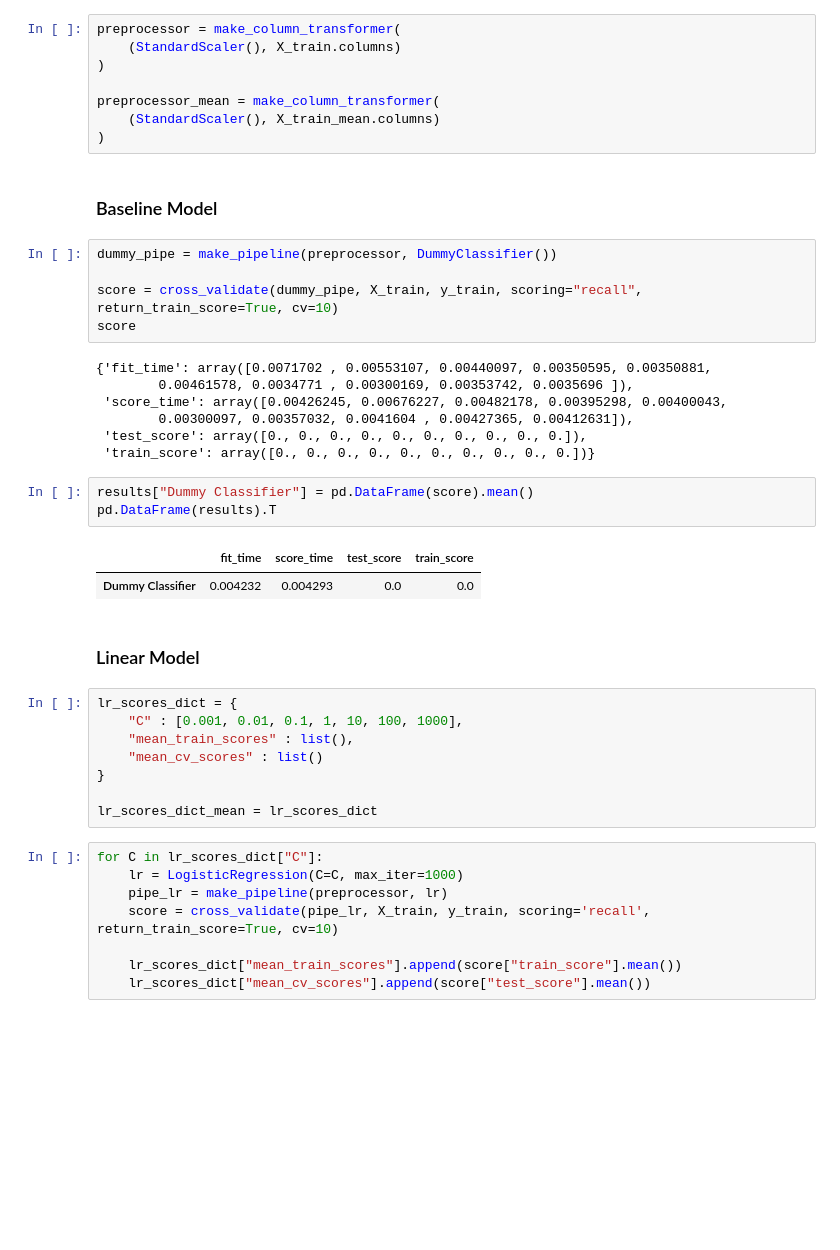
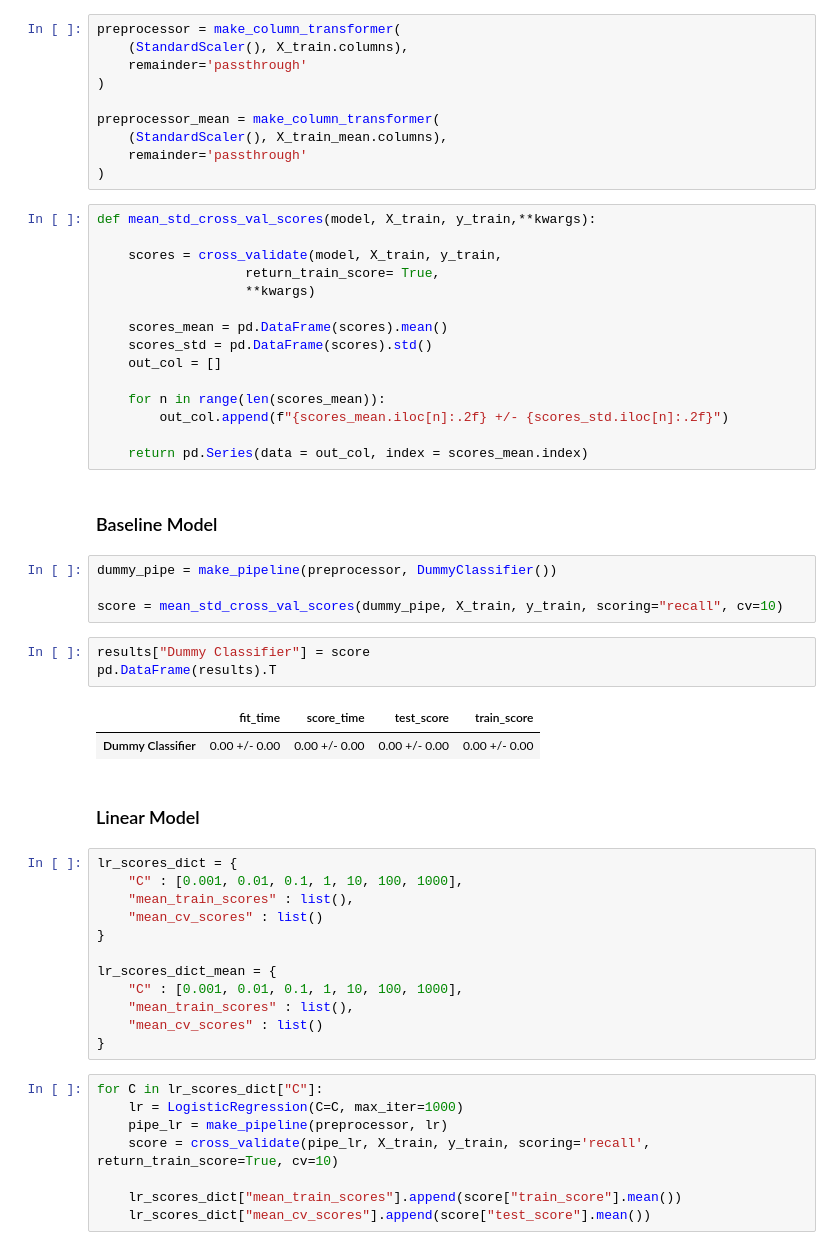
Before and after one commit to nb488/Breast-Cancer-Diagnosis-Project, a Jupyter notebook: main.ipynb, the cells around one changed output. Drawn from its saved outputs; the diff is of its cells as text; blank space fills up the shorter version.

```diff
--- a/main.ipynb
+++ b/main.ipynb
@@ -203,32 +262,41 @@ y_train_mean = train_filtered['diagnosis']
 results = {}
 # %%
 preprocessor = make_column_transformer(
-    (StandardScaler(), X_train.columns)
+    (StandardScaler(), X_train.columns),
+    remainder='passthrough'
 )
 
 preprocessor_mean = make_column_transformer(
-    (StandardScaler(), X_train_mean.columns)
+    (StandardScaler(), X_train_mean.columns),
+    remainder='passthrough'
 )
+# %%
+def mean_std_cross_val_scores(model, X_train, y_train,**kwargs):
+
+    scores = cross_validate(model, X_train, y_train,
+                   return_train_score= True,
+                   **kwargs)
+
+    scores_mean = pd.DataFrame(scores).mean()
+    scores_std = pd.DataFrame(scores).std()
+    out_col = []
+
+    for n in range(len(scores_mean)):
+        out_col.append(f"{scores_mean.iloc[n]:.2f} +/- {scores_std.iloc[n]:.2f}")
+
+    return pd.Series(data = out_col, index = scores_mean.index)
 # %% [markdown]
 ### Baseline Model
 # %%
 dummy_pipe = make_pipeline(preprocessor, DummyClassifier())
 
-score = cross_validate(dummy_pipe, X_train, y_train, scoring="recall", return_train_score=True, cv=10)
-score
+score = mean_std_cross_val_scores(dummy_pipe, X_train, y_train, scoring="recall", cv=10)
-# %% [output]
-{'fit_time': array([0.0071702 , 0.00553107, 0.00440097, 0.00350595, 0.00350881,
-        0.00461578, 0.0034771 , 0.00300169, 0.00353742, 0.0035696 ]),
- 'score_time': array([0.00426245, 0.00676227, 0.00482178, 0.00395298, 0.00400043,
-        0.00300097, 0.00357032, 0.0041604 , 0.00427365, 0.00412631]),
- 'test_score': array([0., 0., 0., 0., 0., 0., 0., 0., 0., 0.]),
- 'train_score': array([0., 0., 0., 0., 0., 0., 0., 0., 0., 0.])}
 # %%
-results["Dummy Classifier"] = pd.DataFrame(score).mean()
+results["Dummy Classifier"] = score
 pd.DataFrame(results).T
 # %% [output]
 |  | fit_time | score_time | test_score | train_score |
-| Dummy Classifier | 0.004232 | 0.004293 | 0.0 | 0.0 |
+| Dummy Classifier | 0.00 +/- 0.00 | 0.00 +/- 0.00 | 0.00 +/- 0.00 | 0.00 +/- 0.00 |
 # %% [markdown]
 ### Linear Model
 # %%
@@ -238,7 +306,11 @@ lr_scores_dict = {
     "mean_cv_scores" : list()
 }
 
-lr_scores_dict_mean = lr_scores_dict
+lr_scores_dict_mean = {
+    "C" : [0.001, 0.01, 0.1, 1, 10, 100, 1000],
+    "mean_train_scores" : list(),
+    "mean_cv_scores" : list()
+}
 # %%
 for C in lr_scores_dict["C"]:
     lr = LogisticRegression(C=C, max_iter=1000)
```
Also changed, not shown: parts of 12 cells of this notebook.
